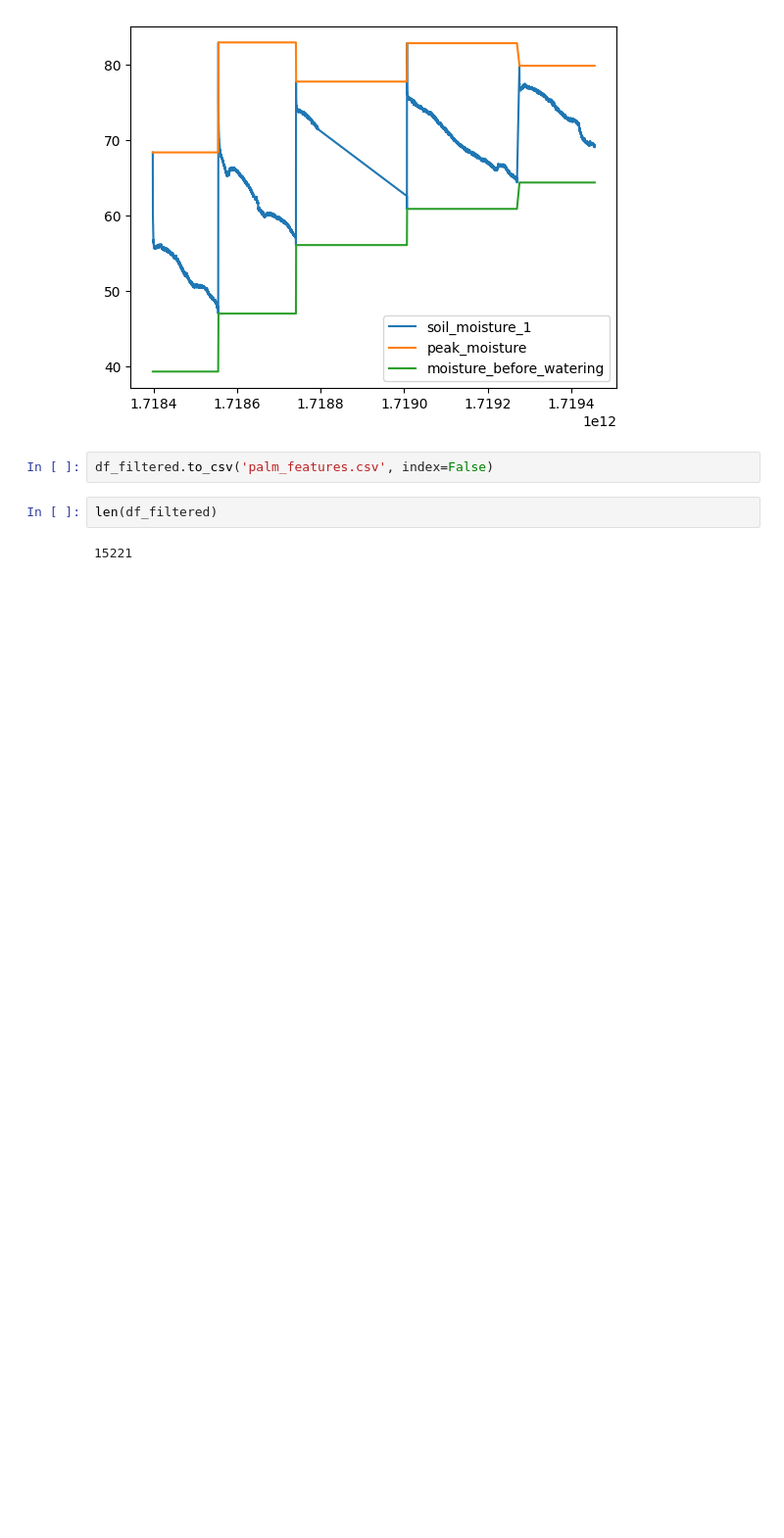
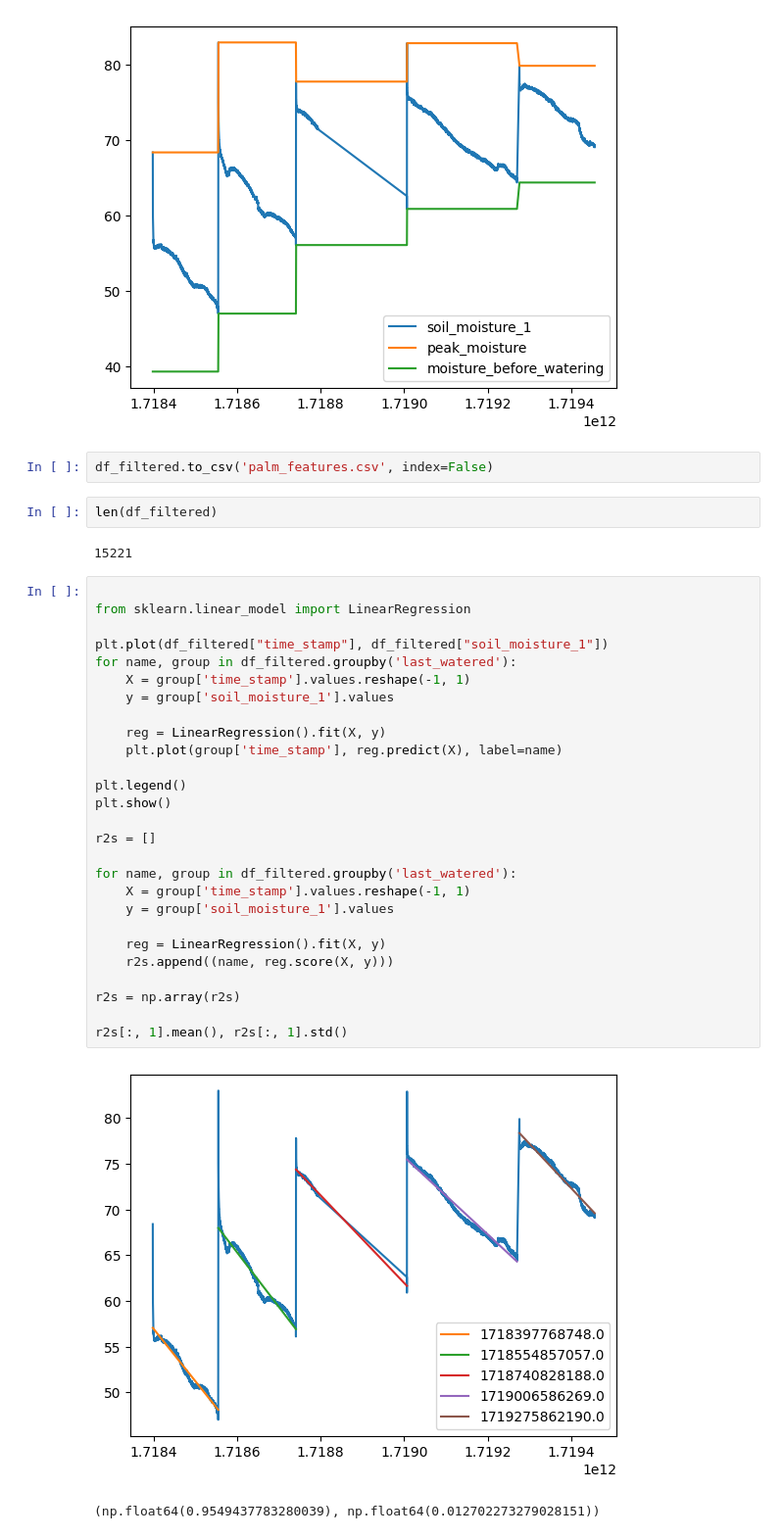
Before and after one commit to PlantGuru-FYDP/PlantGuru, a Jupyter notebook: QTA/josh/segmenter.ipynb, the cells around one changed output. Shown: that part at 98% size. Drawn from its saved outputs; the diff is of its cells as text; blank space fills up the shorter version.

Commit message:
add last_watered_ml and linear model

```diff
--- a/QTA/josh/segmenter.ipynb
+++ b/QTA/josh/segmenter.ipynb
@@ -79,3 +79,33 @@ df_filtered.to_csv('palm_features.csv', index=False)
 len(df_filtered)
 # %% [output]
 15221
+# %%
+
+from sklearn.linear_model import LinearRegression
+
+plt.plot(df_filtered["time_stamp"], df_filtered["soil_moisture_1"])
+for name, group in df_filtered.groupby('last_watered'):
+    X = group['time_stamp'].values.reshape(-1, 1)
+    y = group['soil_moisture_1'].values
+
+    reg = LinearRegression().fit(X, y)
+    plt.plot(group['time_stamp'], reg.predict(X), label=name)
+
+plt.legend()
+plt.show()
+
+r2s = []
+
+for name, group in df_filtered.groupby('last_watered'):
+    X = group['time_stamp'].values.reshape(-1, 1)
+    y = group['soil_moisture_1'].values
+
+    reg = LinearRegression().fit(X, y)
+    r2s.append((name, reg.score(X, y)))
+
+r2s = np.array(r2s)
+
+r2s[:, 1].mean(), r2s[:, 1].std()
+# %% [output]
+[figure, added]
+(np.float64(0.9549437783280039), np.float64(0.012702273279028151))
```
